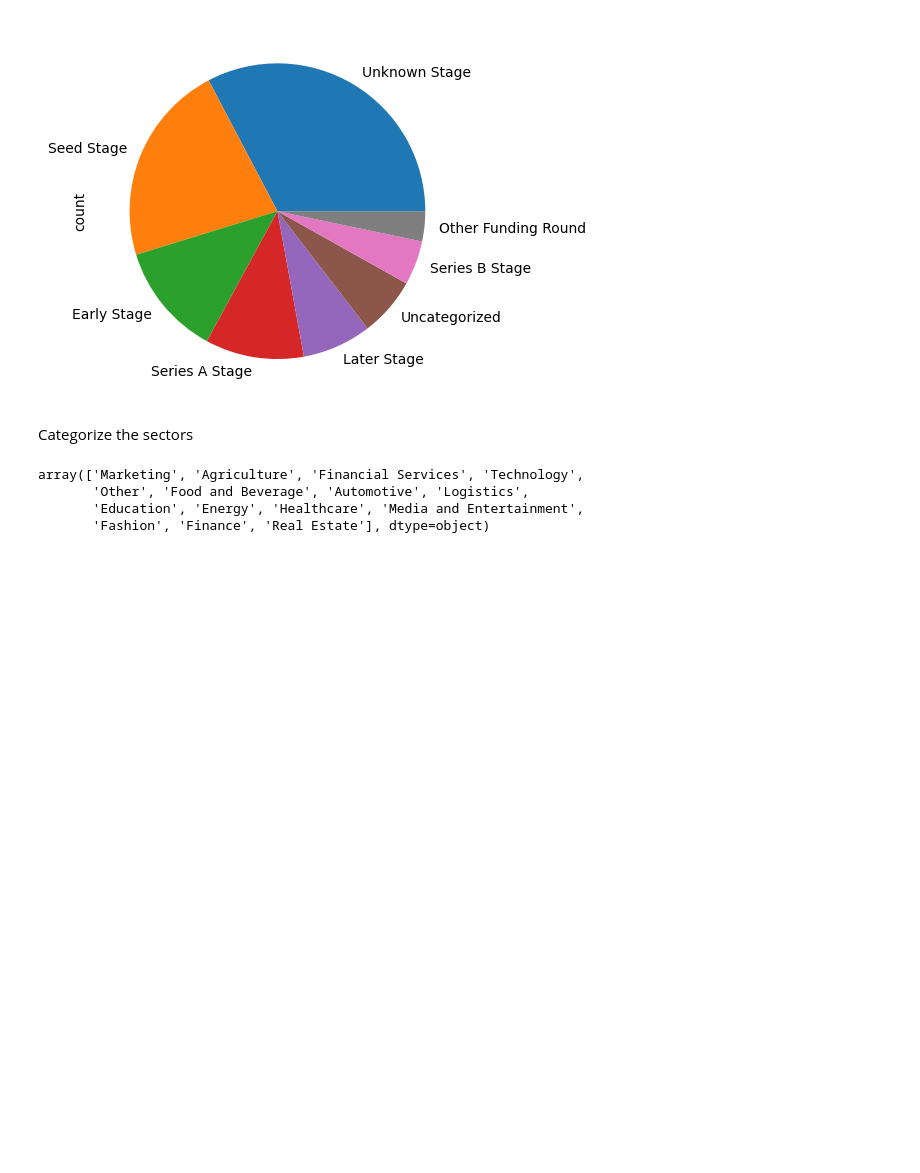
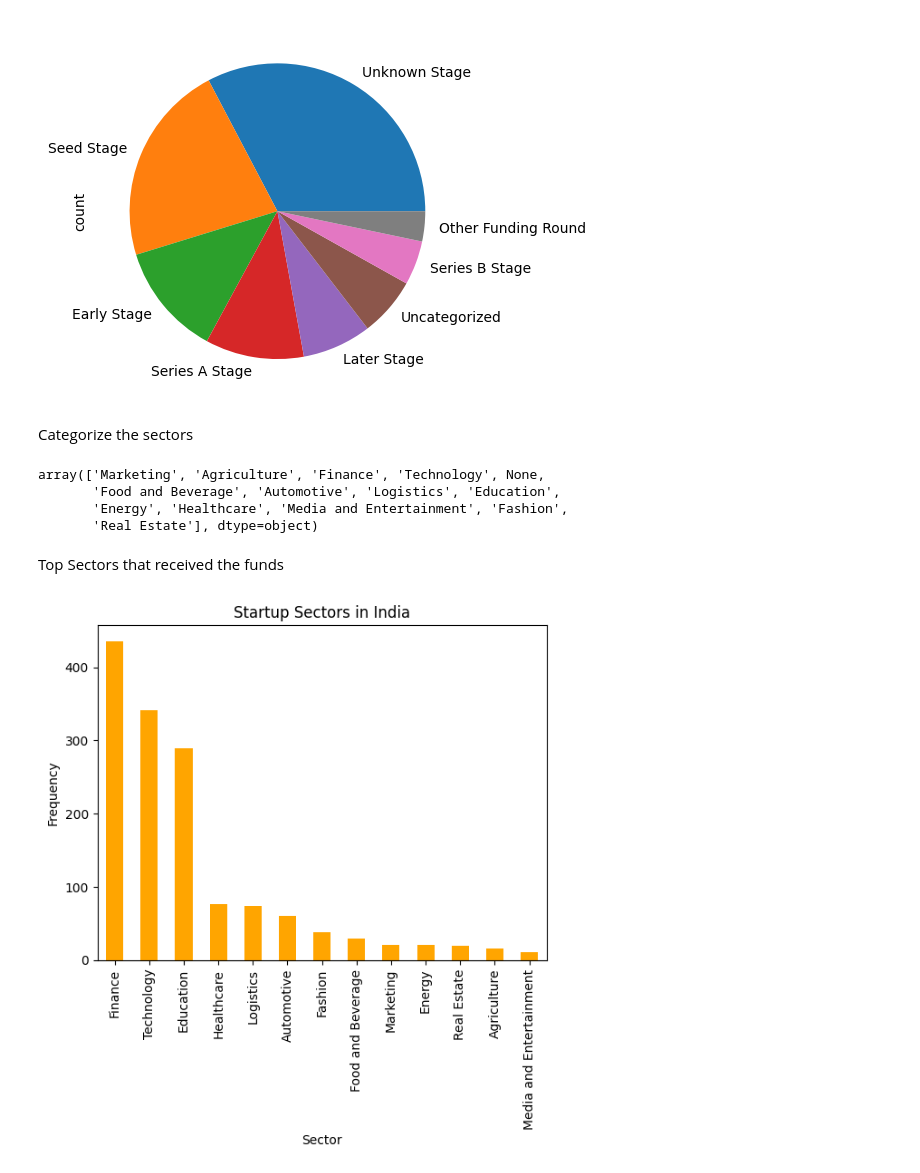
Before and after one commit to DelphinKdl/-Data-analysis-project-Data-Driven-Insights-for-Indian-Startup-Growth, a Jupyter notebook: notebook.ipynb, the cells around one changed output. Drawn from its saved outputs; the diff is of its cells as text; code cells hidden in the pictures; blank space fills up the shorter version.

Commit message:
To check the top sectors

```diff
--- a/notebook.ipynb
+++ b/notebook.ipynb
@@ -548,7 +548,6 @@ def categorize_sector(sector):
     sector_categories = {
         'Marketing': ['Brand Marketing', 'Event Promotion', 'Marketing', 'Sponsorship', 'Ticketing'],
         'Agriculture': ['Agriculture', 'Farming'],
-        'Financial Services': ['Credit', 'Financial Services', 'Lending', 'Marketplace', 'Insurance', 'Payments'],
         'Technology': ['E-Commerce', 'Internet', 'Apps', 'SaaS', 'Information Technology', 'Blockchain', 'Developer Tools'],
         'Healthcare': ['Health Care', 'Medical', 'Biotechnology', 'Pharmaceutical'],
         'Automotive': ['Automotive', 'Electric Vehicle', 'Autonomous Vehicles'],
@@ -558,8 +557,9 @@ def categorize_sector(sector):
         'Energy': ['Renewable Energy', 'Clean Energy', 'Solar', 'Energy Storage'],
         'Fashion': ['Fashion', 'Lifestyle'],
         'Real Estate': ['Real Estate'],
-        'Finance': ['Finance', 'Financial Services', 'FinTech', 'Venture Capital', 'Payments', 'Wealth Management'],
+        'Finance': ['Finance', 'Financial Services', 'FinTech', 'Venture Capital', 'Payments', 'Wealth Management', 'Credit', 'Financial Services', 'Lending', 'Marketplace', 'Insurance', 'Payments'],
         'Media and Entertainment': ['Media and Entertainment', 'Broadcasting', 'Music', 'Video Streaming'],
+
     }
 
     # Iterate through categories and check if the sector belongs to any category
@@ -568,14 +568,28 @@ def categorize_sector(sector):
             return category
 
     # If no category is matched, return 'Other'
-    return 'Other'
+    # return 'Other Category'
 
 # Apply the function to the 'Sector' column
 combinedData['Sector'] = combinedData['Sector'].apply(categorize_sector)
 # %%
 combinedData['Sector'].unique()
 # %% [output]
-array(['Marketing', 'Agriculture', 'Financial Services', 'Technology',
-       'Other', 'Food and Beverage', 'Automotive', 'Logistics',
-       'Education', 'Energy', 'Healthcare', 'Media and Entertainment',
-       'Fashion', 'Finance', 'Real Estate'], dtype=object)
+array(['Marketing', 'Agriculture', 'Finance', 'Technology', None,
+       'Food and Beverage', 'Automotive', 'Logistics', 'Education',
+       'Energy', 'Healthcare', 'Media and Entertainment', 'Fashion',
+       'Real Estate'], dtype=object)
+# %% [markdown]
+Top Sectors that received the funds
+# %%
+# To check the top sectors
+
+sectors =(combinedData['Sector'].value_counts())
+
+sectors.plot(kind='bar',color='orange')
+plt.xlabel('Sector')
+plt.ylabel('Frequency')
+plt.title('Startup Sectors in India')
+plt.show();
+# %% [output]
+[figure, added]
```
